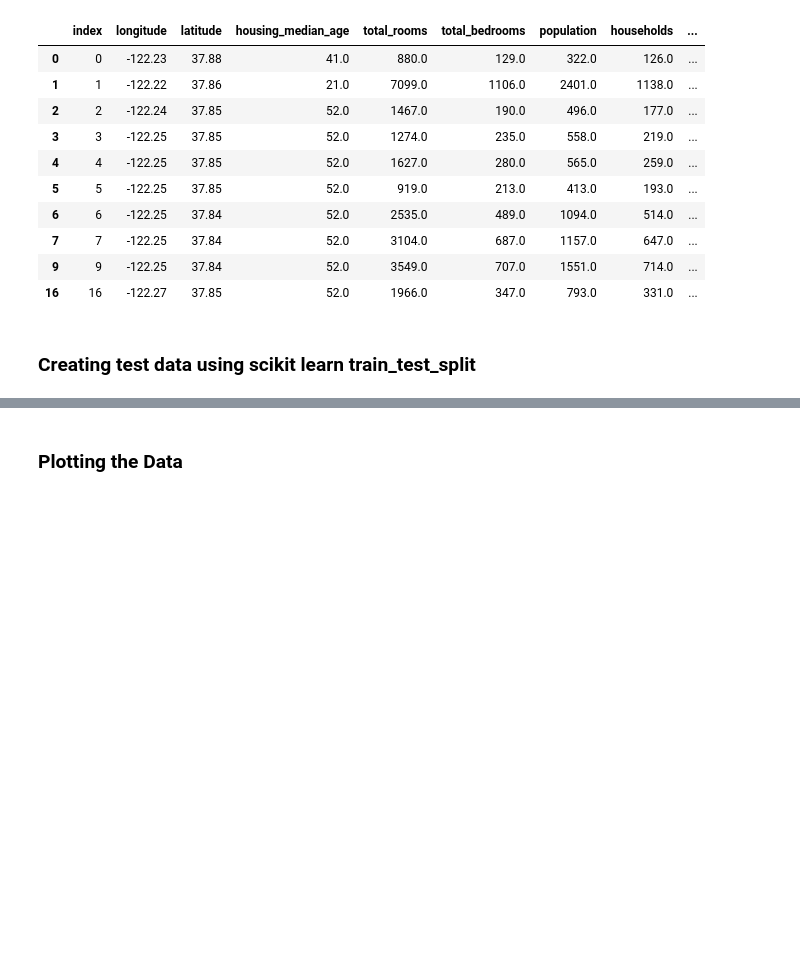
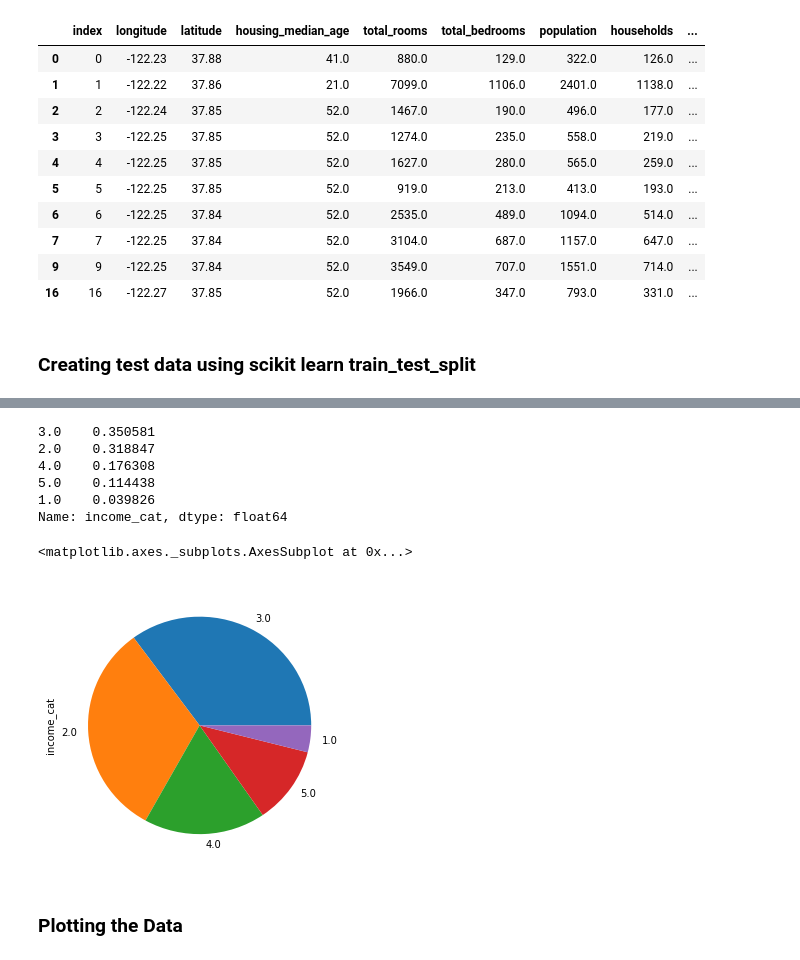
Before and after one commit to fjcamillo/Hands-On-Machine-Learning-with-Scikit-Learn-and-Tensorflow-Notes, a Jupyter notebook: Chapter 2.ipynb, the cells around one changed output, grey strips where cells are left out. Saved outputs shown, nothing was run; the diff lists cells and outputs as text; code cells hidden in the pictures; blank space fills up the shorter version.

```diff
--- a/Chapter 2.ipynb
+++ b/Chapter 2.ipynb
@@ -199,3 +284,19 @@ train_set, test_set = train_test_split(housing, test_sizse)
+# %%
+#We get the percentage of each income_cat values and know how much does the dataset consist of that.
+housing['income_cat'].value_counts() / len(housing)
+# %% [output]
+3.0    0.350581
+2.0    0.318847
+4.0    0.176308
+5.0    0.114438
+1.0    0.039826
+Name: income_cat, dtype: float64
+# %%
+hs = housing['income_cat'].value_counts() / len(housing)
+hs.plot(kind='pie',figsize=(5,5))
+# %% [output]
+<matplotlib.axes._subplots.AxesSubplot at 0x...>
+[figure, added]
 # %% [markdown]
 ### Plotting the Data
 # %%
```
Also changed, not shown: parts of 14 cells of this notebook.
